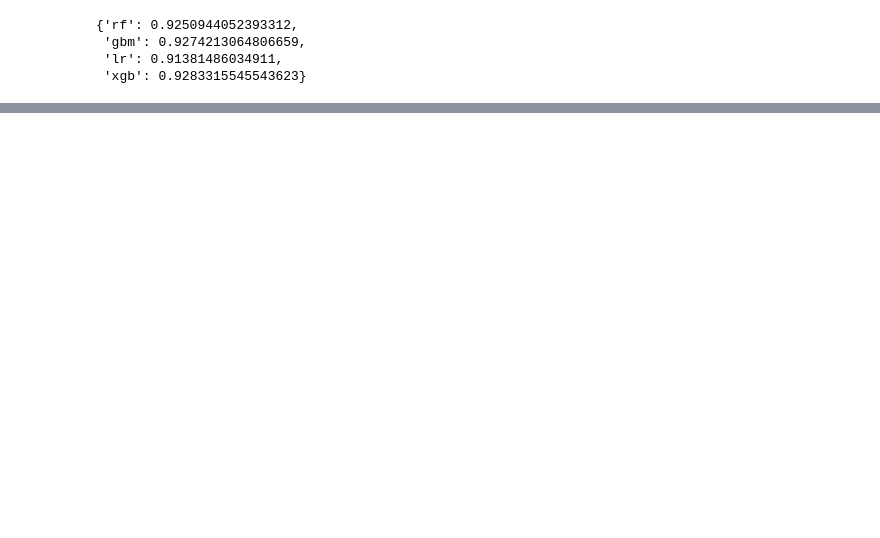
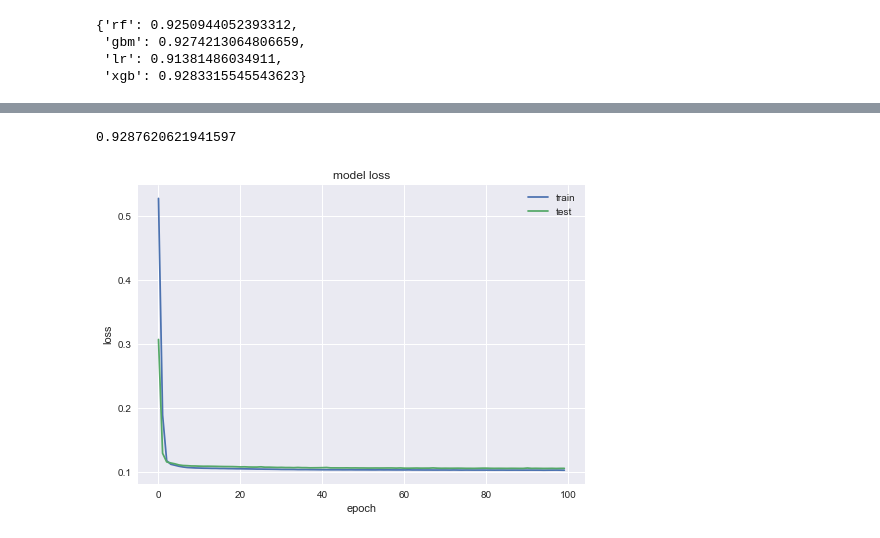
Before and after one commit to feifeikong/Fraud_Detection_Capstone, a Jupyter notebook: Capstone 3 - Preprocessing & Modeling.ipynb, the cells around one changed output, grey strips where cells are left out. Drawn from its saved outputs; the diff is of its cells as text; code cells hidden in the pictures; blank space fills up the shorter version.

```diff
--- a/Capstone 3 - Preprocessing & Modeling.ipynb
+++ b/Capstone 3 - Preprocessing & Modeling.ipynb
@@ -222,0 +281,12 @@ Baseline: 96.68% (0.17%)
+# %%
+#larger model
+
+model = Sequential()
+model.add(Dense(10, input_dim=10,
+                kernel_initializer='normal',
+                activation="relu"))
+model.add(Dense(5, activation='relu'))
+model.add(Dense(1, activation='sigmoid'))
+model.compile(loss="binary_crossentropy", optimizer='adam')
+
+history = model.fit(X_train_scaled, y_train, validation_split=0.2, epochs=100, batch_size=500)
@@ -222,0 +311,10 @@ Baseline: 96.68% (0.17%)
+# %%
+#predict probability and find AUC
+
+y_pred_proba = model.predict(X_test_scaled)
+y_pred_proba = y_pred_proba[:,0]
+
+auc_score = roc_auc_score(y_test, y_pred_proba)
+auc_score
+# %% [output]
+0.9287620621941597
@@ -222,0 +323,12 @@ Baseline: 96.68% (0.17%)
+# %%
+#plot the loss
+plt.figure()
+plt.plot(history.history['loss'])
+plt.plot(history.history['val_loss'])
+plt.title('model loss')
+plt.ylabel('loss')
+plt.xlabel('epoch')
+plt.legend(['train', 'test'], loc='upper right')
+plt.show()
+# %% [output]
+[figure, added]
```
Also changed, not shown: parts of 16 cells of this notebook.
